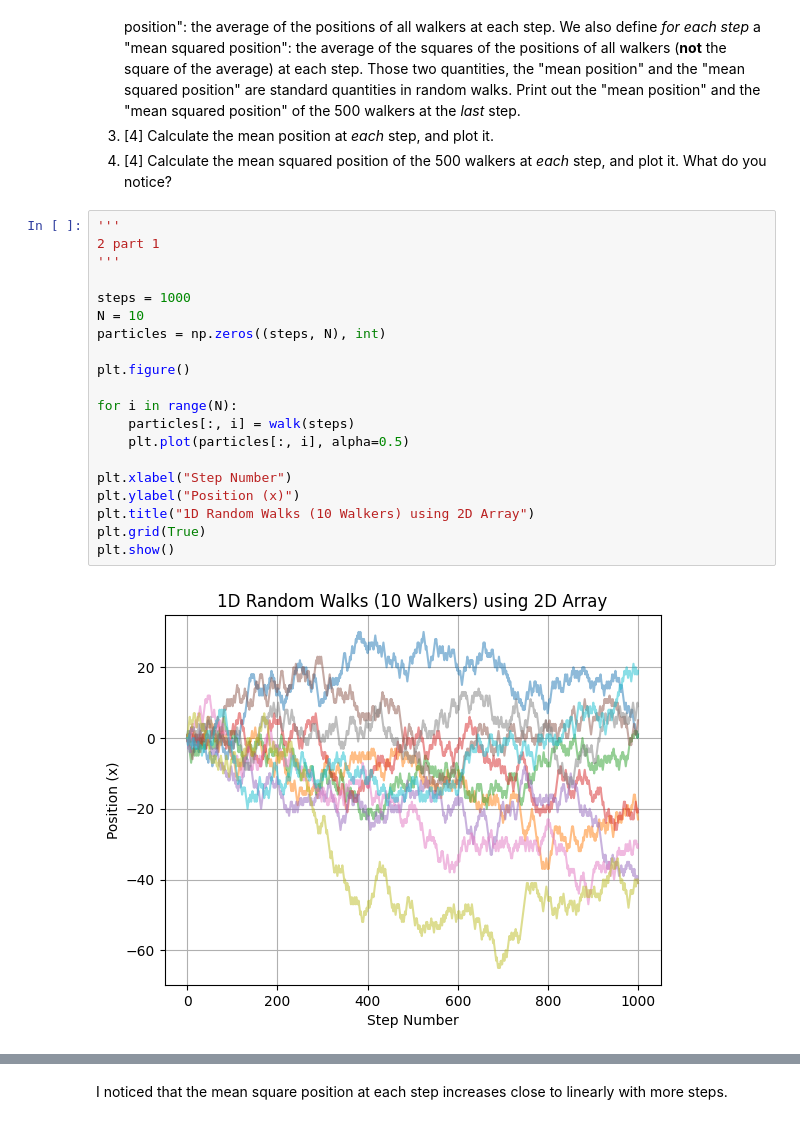
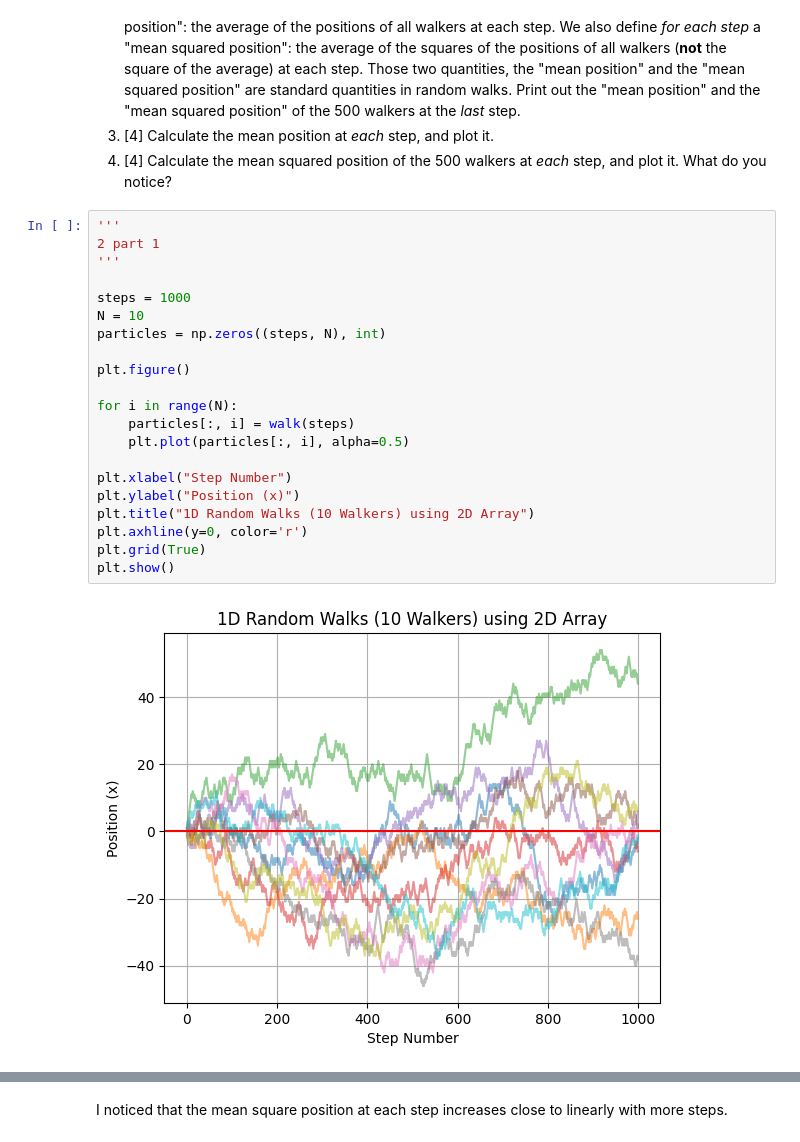
Before and after one commit to PX2145-2025/week-7-b-Zach-Bryant-2, a Jupyter notebook: Random_walk.ipynb, the cells around one changed output, grey strips where cells are left out. Saved outputs shown, nothing was run; the diff lists cells and outputs as text.

```diff
--- a/Random_walk.ipynb
+++ b/Random_walk.ipynb
@@ -116,25 +116,26 @@ plot it. What do you notice?
 # %%
 '''
 2 part 1
 '''
 
 steps = 1000
 N = 10
 particles = np.zeros((steps, N), int)
 
 plt.figure()
 
 for i in range(N):
     particles[:, i] = walk(steps)
     plt.plot(particles[:, i], alpha=0.5)
 
 plt.xlabel("Step Number")
 plt.ylabel("Position (x)")
 plt.title("1D Random Walks (10 Walkers) using 2D Array")
+plt.axhline(y=0, color='r')
 plt.grid(True)
 plt.show()
 # %% [output]
-[figure, old version]
+[figure, new version]
 # %%
 '''
 2 part 2
```
Also changed, not shown: parts of 7 cells of this notebook.
